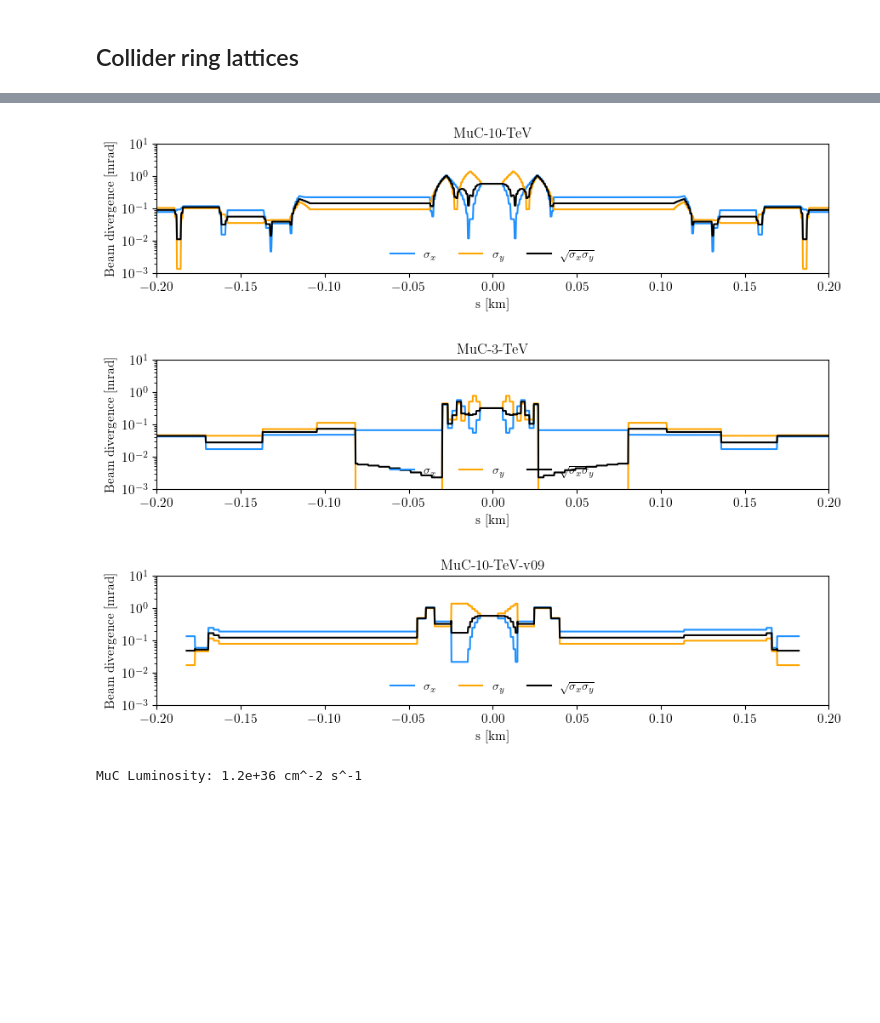
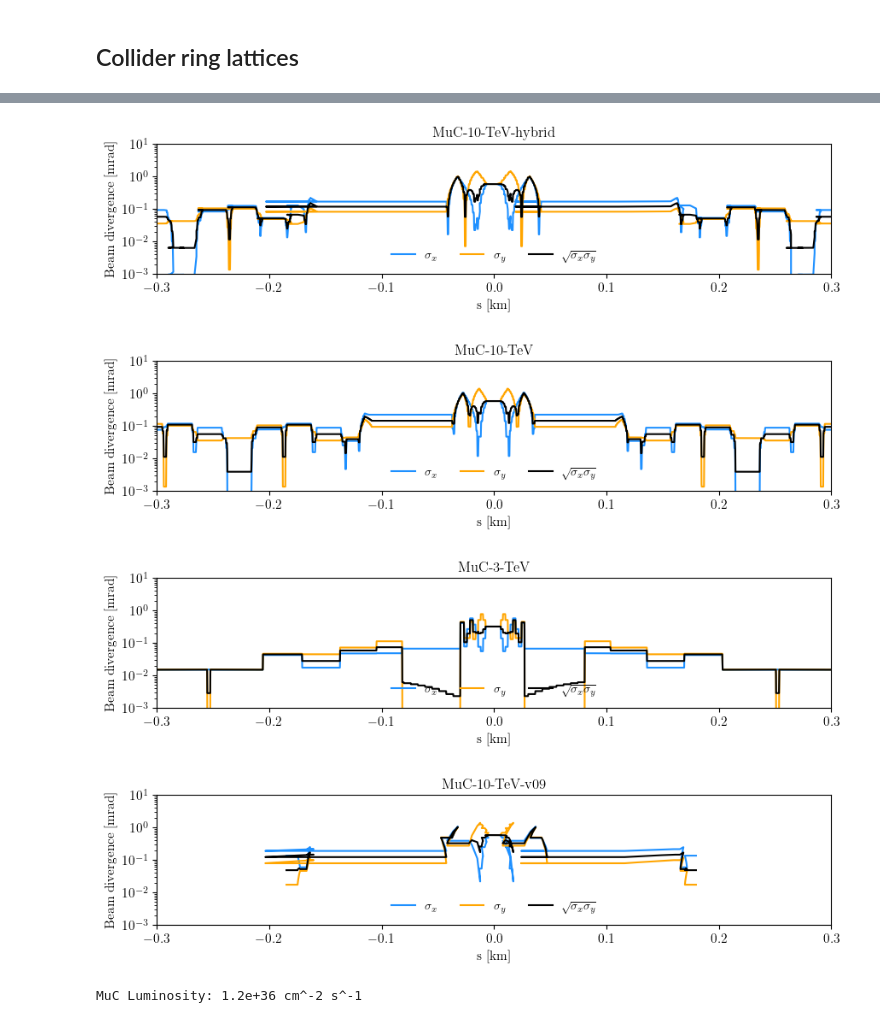
Before and after one commit to jchoi55/MINT, a Jupyter notebook: MH_create_beam_optics_files.ipynb, the cells around one changed output, grey strips where cells are left out. Saved outputs shown, nothing was run; the diff lists cells and outputs as text; code cells hidden in the pictures; blank space fills up the shorter version.

```diff
--- a/MH_create_beam_optics_files.ipynb
+++ b/MH_create_beam_optics_files.ipynb
@@ -33,0 +37,3 @@ Error:
+# %%
+df_IR_hybrid = lt.concatenate_lattice_dfs(df_IR_v09_straight, df_IR_v09_curves)
+lattice_dict_IR_hybrid = lt.create_smoothed_lattice(df_IR_hybrid, n_elements=5_000, emittance_RMS=emittance_RMS)
@@ -65,0 +135,11 @@ Error:
+# %%
+# Reload module and recreate lattices with the beam size interpolation fix
+import importlib
+importlib.reload(lt)
+
+print("Recreating lattices with interpolated beta functions...")
+lattice_dict_IR_hybrid = lt.create_smoothed_lattice(df_IR_hybrid, n_elements=5_000, emittance_RMS=emittance_RMS)
+lattice_dict_3tev  = lt.create_smoothed_lattice(df_3tev, n_elements=50_000, emittance_RMS=emittance_RMS)
+lattice_dict_10tev = lt.create_smoothed_lattice(df_10tev, n_elements=50_000, emittance_RMS=emittance_RMS)
+lattice_dict_IR_v09_straight = lt.create_smoothed_lattice(df_IR_v09_straight, n_elements=5_000, emittance_RMS=emittance_RMS)
+print("Done!")
@@ -65,0 +205,25 @@ Error:
+# %%
+# Reload with the corrected s-coordinate fix
+import importlib
+importlib.reload(lt)
+
+print("Recreating lattices with corrected s-coordinate...")
+lattice_dict_IR_hybrid_fixed = lt.create_smoothed_lattice(df_IR_hybrid, n_elements=5_000, emittance_RMS=emittance_RMS)
+print("Done!")
+
+# Check if s is now monotonic
+u = np.linspace(0, 1, 10_000)
+s_values = lattice_dict_IR_hybrid_fixed['s'](u)
+s_diff = np.diff(s_values)
+decreasing_points = np.where(s_diff < 0)[0]
+
+print(f"\nNumber of points where s decreases: {len(decreasing_points)}")
+
+# Plot s vs u
+fig, ax = plt.subplots(figsize=(12, 4))
+ax.plot(u, s_values, 'b-', linewidth=1)
+ax.set_xlabel('u (parameter)')
+ax.set_ylabel('s [cm]')
+ax.set_title('s-coordinate vs parameter u (FIXED)')
+ax.grid(True, alpha=0.3)
+plt.tight_layout()
@@ -66,30 +252,31 @@ Error:
 # %%
-for name, lattice in zip(['MuC-10-TeV', 'MuC-3-TeV', 'MuC-10-TeV-v09'], [lattice_dict_10tev, lattice_dict_3tev, lattice_dict_IR_v09]):
-    if name == 'MuC-10-TeV-v09':
+for name, lattice in zip(['MuC-10-TeV-hybrid', 'MuC-10-TeV', 'MuC-3-TeV', 'MuC-10-TeV-v09'], [lattice_dict_IR_hybrid, lattice_dict_10tev, lattice_dict_3tev, lattice_dict_IR_v09]):
+    if name == 'MuC-10-TeV-v09' or name == 'MuC-10-TeV-hybrid':
         u = np.linspace(0, 1, 10_000, endpoint=True)
     else:
         u = np.linspace(0.4, 0.6, 10_000, endpoint=True)
 
     s_middle = const.cm_to_km * lattice['s'](1) / 2
 
     fig, ax = pt.std_fig(figsize=(10, 2))
 
     ax.plot(const.cm_to_km*lattice['s'](u)-s_middle, 1e3*lattice['beamdiv_x'](u), color='dodgerblue', label='$\sigma_x$')
     ax.plot(const.cm_to_km*lattice['s'](u)-s_middle, 1e3*lattice['beamdiv_y'](u), color='orange', label='$\sigma_y$')
     ax.plot(const.cm_to_km*lattice['s'](u)-s_middle, 1e3*np.sqrt(lattice['beamdiv_y'](u) * lattice['beamdiv_x'](u)), color='black', label='$\sqrt{\sigma_x \sigma_y}$')
 
     ax.legend(loc='lower center', ncol=3)
     ax.set_yscale('log')
-    ax.set_xlim(-0.2,0.2)
+    ax.set_xlim(-0.3,0.3)
     ax.set_xlabel("s [km]")
     ax.set_ylabel("Beam divergence [mrad]")
     ax.set_ylim(1e-3,10)
     ax.set_title(f"{name}")
     fig.savefig(f'plots/beam_optics/beam_divergence_{name}.pdf', bbox_inches='tight', dpi=300)
 # %% [output]
-[figure, old version]
+[figure, new version]
-[figure, old version]
+[figure, new version]
-[figure, old version]
+[figure, new version]
+[figure, added]
 # %%
 beta_star = 1.5e-3 # meters
 gamma_factor = 5e3/const.m_mu
```
Also changed, not shown: parts of 13 cells of this notebook, 12 other files.
